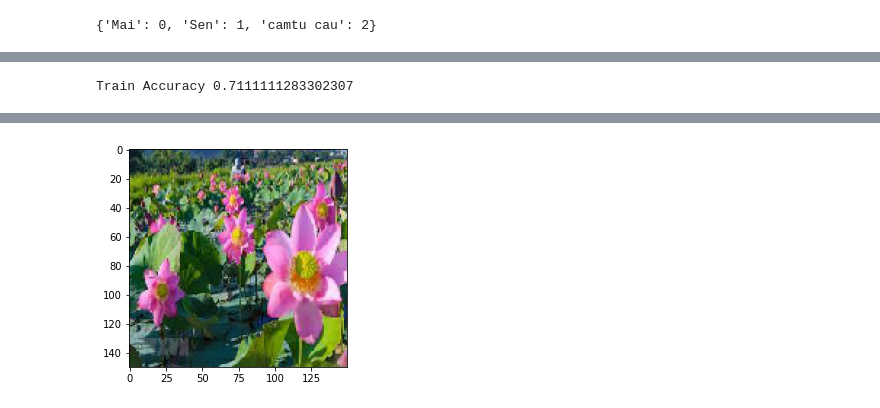
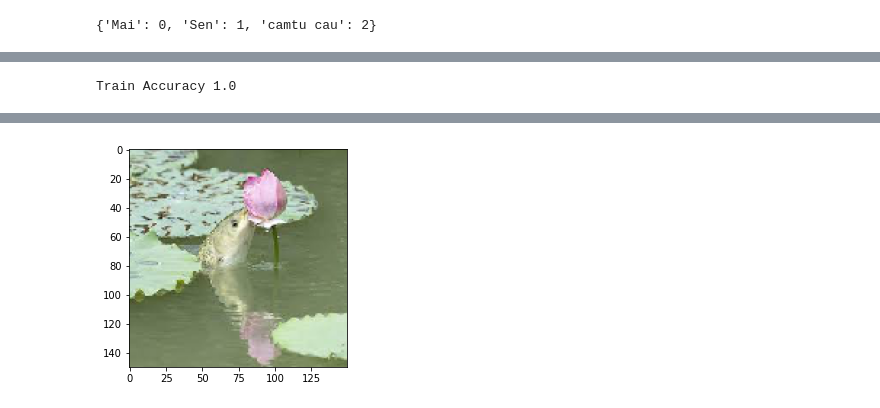
Before and after one commit to CamTu22/DAOTHICAMTU20104009, a Jupyter notebook: Nhận_dạng_hoa1.ipynb, the cells around one changed output, grey strips where cells are left out. Cells and saved outputs as stored; diff of their text form; code cells hidden in the pictures.

```diff
--- a/Nhận_dạng_hoa1.ipynb
+++ b/Nhận_dạng_hoa1.ipynb
@@ -40,6 +40,6 @@ model.add(layers.Dense(512,activation = 'relu',input_shape = (150*150,)))
 model.add(layers.Dense(3,activation = 'softmax'))
 # %%
 model.compile(optimizer ='rmsprop',loss='categorical_crossentropy',metrics=['accuracy'])
-model.fit(train_set,epochs=500,batch_size=128,verbose=1, validation_data=test_set, callbacks=[EarlyStopping(monitor='val_loss', patience=20)])
+model.fit(train_set,epochs=500,batch_size=128,verbose=1, validation_data=test_set)
 # %% [output]
 Epoch 1/500
@@ -65,9 +65,9 @@ Epoch 39/500
 Score=model.evaluate(train_set,verbose=0)
 print('Train Accuracy', Score[1])
 # %% [output]
-Train Accuracy 0.7111111283302307
+Train Accuracy 1.0
 # %%
-img = load_img('/content/sen1.jpg',target_size = (150,150))
+img = load_img('/content/sen2.jpg',target_size = (150,150))
 plt.imshow(img)
 img=img_to_array(img)
 img=img.astype('float32')
@@ -86,2 +86,2 @@ print(prediction)
 Hoa Sen
-[figure, old version]
+[figure, new version]
```
Also changed, not shown: parts of 2 cells of this notebook.
